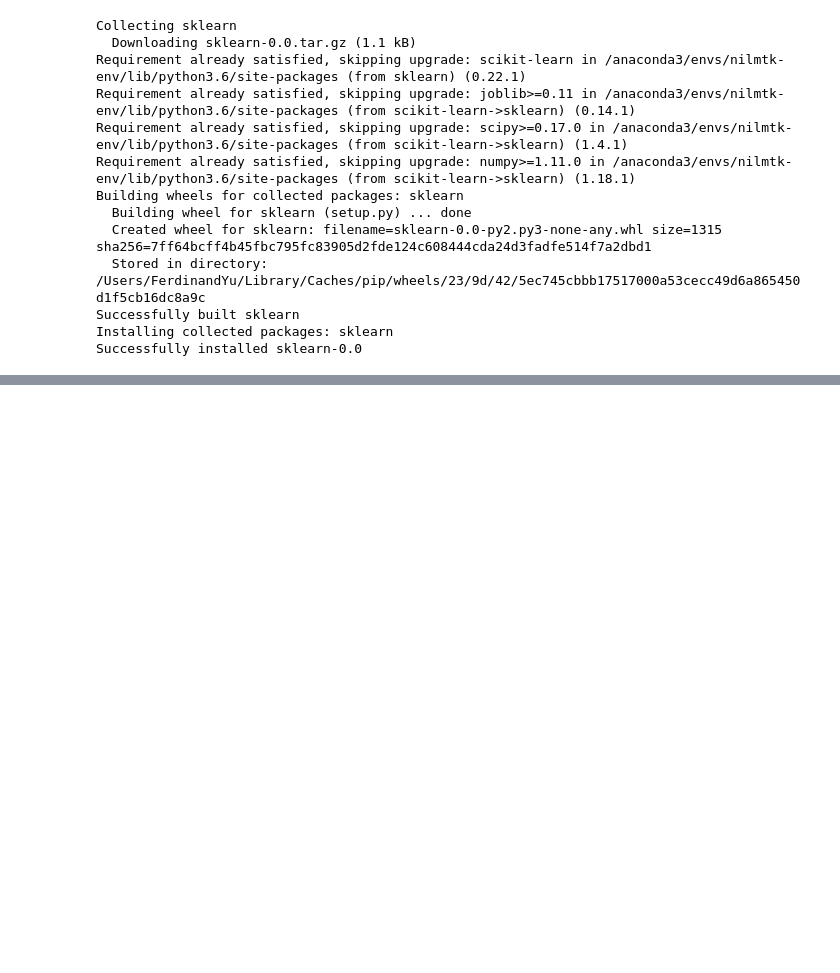
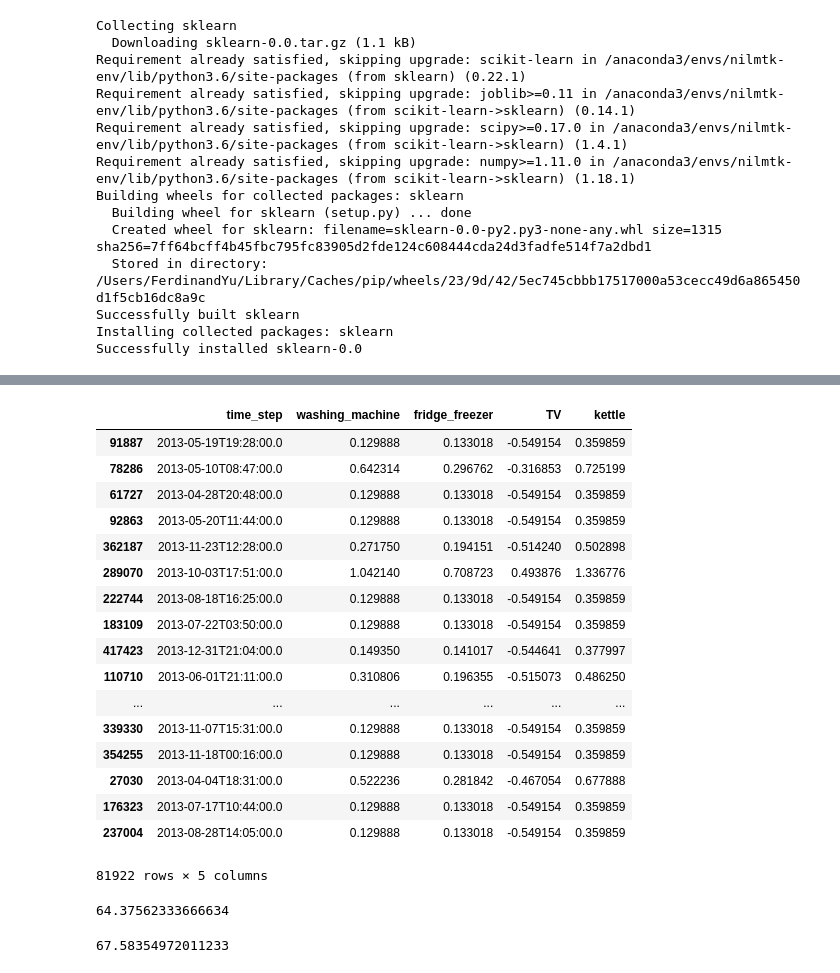
Before and after one commit to FerdinandYu/DSB_ML2_Planete_Oui, a Jupyter notebook: Planete Oui V2.ipynb, the cells around one changed output, grey strips where cells are left out. Drawn from its saved outputs; the diff is of its cells as text; code cells hidden in the pictures; blank space fills up the shorter version.

```diff
--- a/Planete Oui V2.ipynb
+++ b/Planete Oui V2.ipynb
@@ -221,0 +333,3 @@ from random_layer import RandomLayer, MLPRandomLayer, RBFRandomLayer, GRBFRandom
+# %%
+x_train, x_test, y_train, y_test = train_test_split(X, y, test_size=0.2)
+print('Train size: {train}, Test size: {test}'.format(train=x_train.shape[0], test=x_test.shape[0]))
@@ -221,0 +338,3 @@ from random_layer import RandomLayer, MLPRandomLayer, RBFRandomLayer, GRBFRandom
+# %%
+x_train = scaler.fit_transform(x_train[x_train.columns[1:]])
+y_train = scaler.fit_transform(y_train)
@@ -221,0 +351,41 @@ from random_layer import RandomLayer, MLPRandomLayer, RBFRandomLayer, GRBFRandom
+# %%
+y_pred = x_test[['time_step']]
+# %%
+elmr = ELMRegressor(random_state=0, n_hidden=512, activation_func='sigmoid', alpha=0.5)
+
+elmr1 = elmr.fit(x_train, y_train[:,0])
+y_pred['washing_machine'] = elmr1.predict(x_test[X_vars2])
+
+elmr2 = elmr.fit(x_train, y_train[:,1])
+y_pred['fridge_freezer'] = elmr2.predict(x_test[X_vars2])
+
+elmr3 = elmr.fit(x_train, y_train[:,2])
+y_pred['TV'] = elmr3.predict(x_test[X_vars2])
+
+elmr4 = elmr.fit(x_train, y_train[:,3])
+y_pred['kettle'] = elmr4.predict(x_test[X_vars2])
+# %%
+y_pred
+# %% [output]
+|  | time_step | washing_machine | fridge_freezer | TV | kettle |
+| 91887 | 2013-05-19T19:28:00.0 | 0.129888 | 0.133018 | -0.549154 | 0.359859 |
+| 78286 | 2013-05-10T08:47:00.0 | 0.642314 | 0.296762 | -0.316853 | 0.725199 |
+| 61727 | 2013-04-28T20:48:00.0 | 0.129888 | 0.133018 | -0.549154 | 0.359859 |
+| 92863 | 2013-05-20T11:44:00.0 | 0.129888 | 0.133018 | -0.549154 | 0.359859 |
+| 362187 | 2013-11-23T12:28:00.0 | 0.271750 | 0.194151 | -0.514240 | 0.502898 |
+| 289070 | 2013-10-03T17:51:00.0 | 1.042140 | 0.708723 | 0.493876 | 1.336776 |
+| 222744 | 2013-08-18T16:25:00.0 | 0.129888 | 0.133018 | -0.549154 | 0.359859 |
+| 183109 | 2013-07-22T03:50:00.0 | 0.129888 | 0.133018 | -0.549154 | 0.359859 |
+| 417423 | 2013-12-31T21:04:00.0 | 0.149350 | 0.141017 | -0.544641 | 0.377997 |
+| 110710 | 2013-06-01T21:11:00.0 | 0.310806 | 0.196355 | -0.515073 | 0.486250 |
+| ... | ... | ... | ... | ... | ... |
+| 339330 | 2013-11-07T15:31:00.0 | 0.129888 | 0.133018 | -0.549154 | 0.359859 |
+| 354255 | 2013-11-18T00:16:00.0 | 0.129888 | 0.133018 | -0.549154 | 0.359859 |
+| 27030 | 2013-04-04T18:31:00.0 | 0.522236 | 0.281842 | -0.467054 | 0.677888 |
+| 176323 | 2013-07-17T10:44:00.0 | 0.129888 | 0.133018 | -0.549154 | 0.359859 |
+| 237004 | 2013-08-28T14:05:00.0 | 0.129888 | 0.133018 | -0.549154 | 0.359859 |
+81922 rows × 5 columns
+# %%
+metric_nilm(y_test, y_pred)
+# %% [output]
+64.37562333666634
@@ -221,0 +407,4 @@ from random_layer import RandomLayer, MLPRandomLayer, RBFRandomLayer, GRBFRandom
+# %%
+metric_nilm(y_test, y_pred)
+# %% [output]
+67.58354972011233
```
Also changed, not shown: parts of 32 cells of this notebook.
